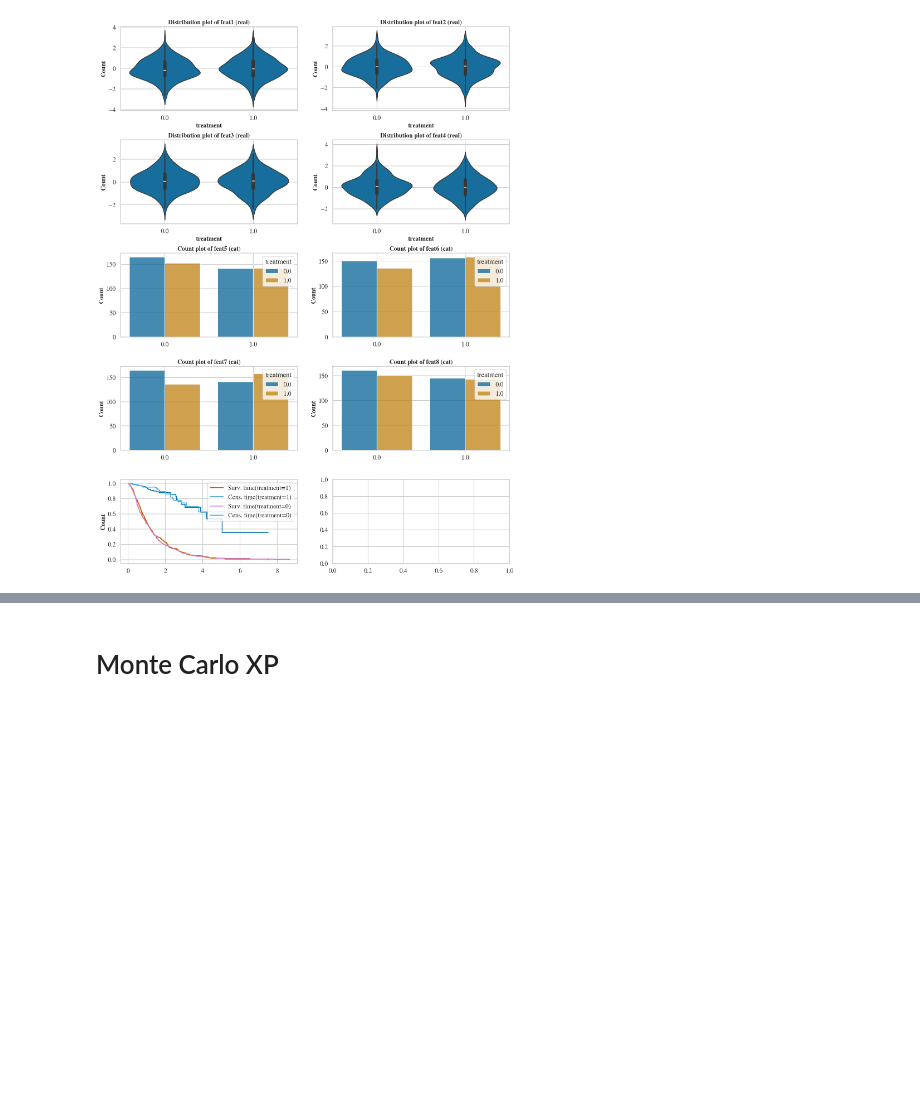
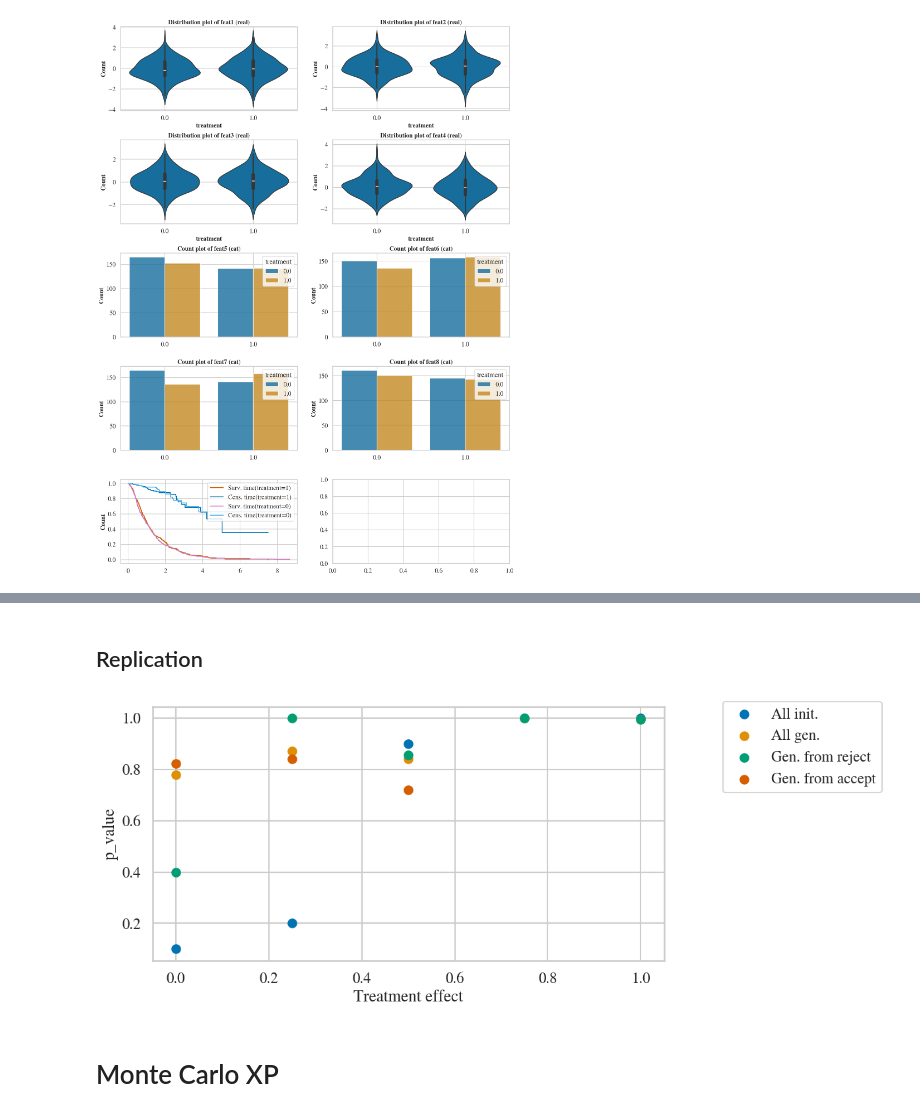
Before and after one commit to aguilloux/HI-VAE_Pytorch, a Jupyter notebook: simulation.ipynb, the cells around one changed output, grey strips where cells are left out. Cells and saved outputs as stored; diff of their text form; code cells hidden in the pictures; blank space fills up the shorter version.

```diff
--- a/simulation.ipynb
+++ b/simulation.ipynb
@@ -191 +189,10 @@ print("-Log rank pvalues: \n Initial {:.2f} \n HIVAE {:.2f} \n SurvGAN {:.2f} \n
  SurvVAE 32.59
+# %% [markdown]
+## Replication
+# %%
+n_generated_dataset = 50
+dataset_name = "Simulations"
+n_samples = 600
+n_features_bytype = 4
+n_active_features = 3
+treatment_effects = np.arange(0., 1.1, .25)
@@ -192,3 +256,33 @@ print("-Log rank pvalues: \n Initial {:.2f} \n HIVAE {:.2f} \n SurvGAN {:.2f} \n
+# %%
+results = pd.DataFrame({'XP_num' : simu_num, "log_pvalue_init" : log_p_value, "log_pvalue_gen" : log_p_value_gen , "H0_coef" : H0_coef})
+results["reject_H0_init"] = results['log_pvalue_init'] > -np.log(0.05)
+results["reject_H0_gen"] = results['log_pvalue_gen'] > -np.log(0.05)
+results.to_csv("./dataset/" + dataset_name + "results_n_samples_" + str(n_samples) + "n_features_bytype_" + str(n_features_bytype) + ".csv")
+# %%
+puiss_init = results.groupby("H0_coef").mean()["reject_H0_init"].to_numpy()
+puiss_gen = results.groupby("H0_coef").mean()["reject_H0_gen"].to_numpy()
+# puiss_among_reject = results[results["reject_H0_init"] ==  True].groupby(["H0_coef"]).mean()["reject_H0_gen"].to_numpy()
+tmp = results[results["reject_H0_init"] ==  True].groupby(["H0_coef"])["reject_H0_gen"].mean().to_dict()
+results["puiss_among_reject"] = results["H0_coef"].map(tmp)
+puiss_among_reject = results[["H0_coef", "puiss_among_reject"]].drop_duplicates()["puiss_among_reject"].values
+
+# puiss_among_accept = results[results["reject_H0_init"] ==  False].groupby(["H0_coef"]).mean()["reject_H0_gen"].to_numpy()
+tmp = results[results["reject_H0_init"] ==  False].groupby(["H0_coef"])["reject_H0_gen"].mean().to_dict()
+results["puiss_among_accept"] = results["H0_coef"].map(tmp)
+puiss_among_accept = results[["H0_coef", "puiss_among_accept"]].drop_duplicates()["puiss_among_accept"].values
+
+
+plt.figure(figsize=(10, 5))
+plt.scatter(treatment_effects, puiss_init, label = "All init.")
+plt.scatter(treatment_effects, puiss_gen, label = "All gen.")
+plt.scatter(treatment_effects, puiss_among_reject, label = "Gen. from reject")
+plt.scatter(treatment_effects, puiss_among_accept, label = "Gen. from accept")
+plt.legend(bbox_to_anchor=(1.1, 1.05))
+plt.xlabel("Treatment effect")
+plt.ylabel("p_value")
+plt.show()
+# %% [output]
+[figure, added]
 # %% [markdown]
 # Monte Carlo XP
 # %%
```
Also changed, not shown: parts of 6 cells of this notebook, 1 other file.
